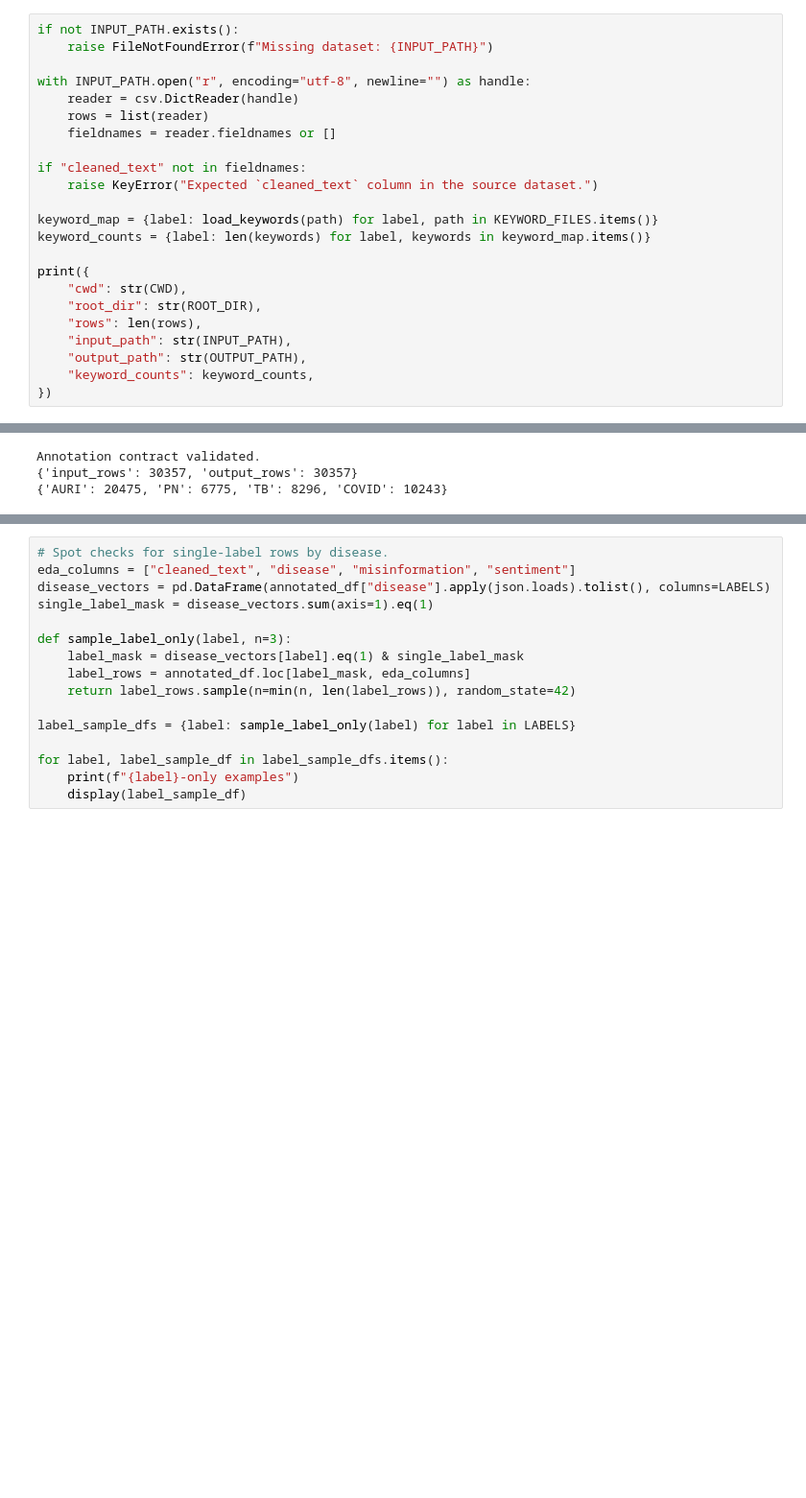
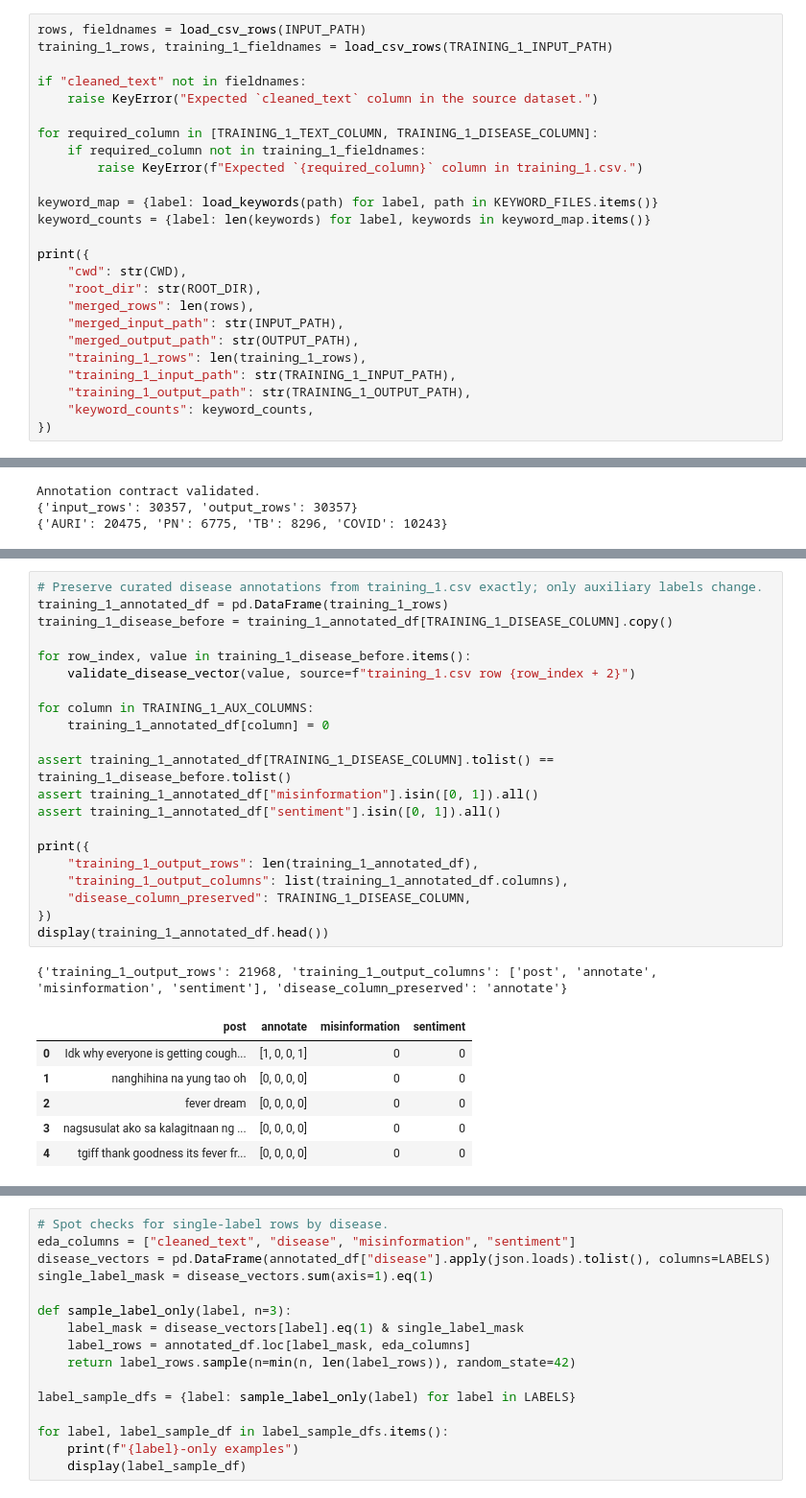
Before and after one commit to healthph-plus/HealthPH-Plus, a Jupyter notebook: notebooks/03_keyword_disease_annotator.ipynb, the cells around one changed output, grey strips where cells are left out. Shown at 96% size. Drawn from its saved outputs; the diff is of its cells as text; blank space fills up the shorter version.

Commit message:
Training

```diff
--- a/notebooks/03_keyword_disease_annotator.ipynb
+++ b/notebooks/03_keyword_disease_annotator.ipynb
@@ -65,16 +96,15 @@ def annotate_text(cleaned_text, keyword_map):
     vector = [int(any(keyword in text for keyword in keyword_map[label])) for label in LABELS]
     return vector
 # %%
-if not INPUT_PATH.exists():
-    raise FileNotFoundError(f"Missing dataset: {INPUT_PATH}")
-
-with INPUT_PATH.open("r", encoding="utf-8", newline="") as handle:
-    reader = csv.DictReader(handle)
-    rows = list(reader)
-    fieldnames = reader.fieldnames or []
+rows, fieldnames = load_csv_rows(INPUT_PATH)
+training_1_rows, training_1_fieldnames = load_csv_rows(TRAINING_1_INPUT_PATH)
 
 if "cleaned_text" not in fieldnames:
     raise KeyError("Expected `cleaned_text` column in the source dataset.")
+
+for required_column in [TRAINING_1_TEXT_COLUMN, TRAINING_1_DISEASE_COLUMN]:
+    if required_column not in training_1_fieldnames:
+        raise KeyError(f"Expected `{required_column}` column in training_1.csv.")
 
 keyword_map = {label: load_keywords(path) for label, path in KEYWORD_FILES.items()}
 keyword_counts = {label: len(keywords) for label, keywords in keyword_map.items()}
@@ -82,9 +112,12 @@ keyword_counts = {label: len(keywords) for label, keywords in keyword_map.items(
 print({
     "cwd": str(CWD),
     "root_dir": str(ROOT_DIR),
-    "rows": len(rows),
-    "input_path": str(INPUT_PATH),
-    "output_path": str(OUTPUT_PATH),
+    "merged_rows": len(rows),
+    "merged_input_path": str(INPUT_PATH),
+    "merged_output_path": str(OUTPUT_PATH),
+    "training_1_rows": len(training_1_rows),
+    "training_1_input_path": str(TRAINING_1_INPUT_PATH),
+    "training_1_output_path": str(TRAINING_1_OUTPUT_PATH),
     "keyword_counts": keyword_counts,
 })
 # %% [output]
@@ -139,0 +173,29 @@ Exported 30,357 annotated rows to /Users/angelodelapaz/Documents/GitHub/HealthPH
+# %%
+# Preserve curated disease annotations from training_1.csv exactly; only auxiliary labels change.
+training_1_annotated_df = pd.DataFrame(training_1_rows)
+training_1_disease_before = training_1_annotated_df[TRAINING_1_DISEASE_COLUMN].copy()
+
+for row_index, value in training_1_disease_before.items():
+    validate_disease_vector(value, source=f"training_1.csv row {row_index + 2}")
+
+for column in TRAINING_1_AUX_COLUMNS:
+    training_1_annotated_df[column] = 0
+
+assert training_1_annotated_df[TRAINING_1_DISEASE_COLUMN].tolist() == training_1_disease_before.tolist()
+assert training_1_annotated_df["misinformation"].isin([0, 1]).all()
+assert training_1_annotated_df["sentiment"].isin([0, 1]).all()
+
+print({
+    "training_1_output_rows": len(training_1_annotated_df),
+    "training_1_output_columns": list(training_1_annotated_df.columns),
+    "disease_column_preserved": TRAINING_1_DISEASE_COLUMN,
+})
+display(training_1_annotated_df.head())
+# %% [output]
+{'training_1_output_rows': 21968, 'training_1_output_columns': ['post', 'annotate', 'misinformation', 'sentiment'], 'disease_column_preserved': 'annotate'}
+|  | post | annotate | misinformation | sentiment |
+| 0 | Idk why everyone is getting cough... | [1, 0, 0, 1] | 0 | 0 |
+| 1 | nanghihina na yung tao oh | [0, 0, 0, 0] | 0 | 0 |
+| 2 | fever dream | [0, 0, 0, 0] | 0 | 0 |
+| 3 | nagsusulat ako sa kalagitnaan ng ... | [0, 0, 0, 0] | 0 | 0 |
+| 4 | tgiff thank goodness its fever fr... | [0, 0, 0, 0] | 0 | 0 |
```
Also changed, not shown: parts of 6 cells of this notebook, 12 other files.
